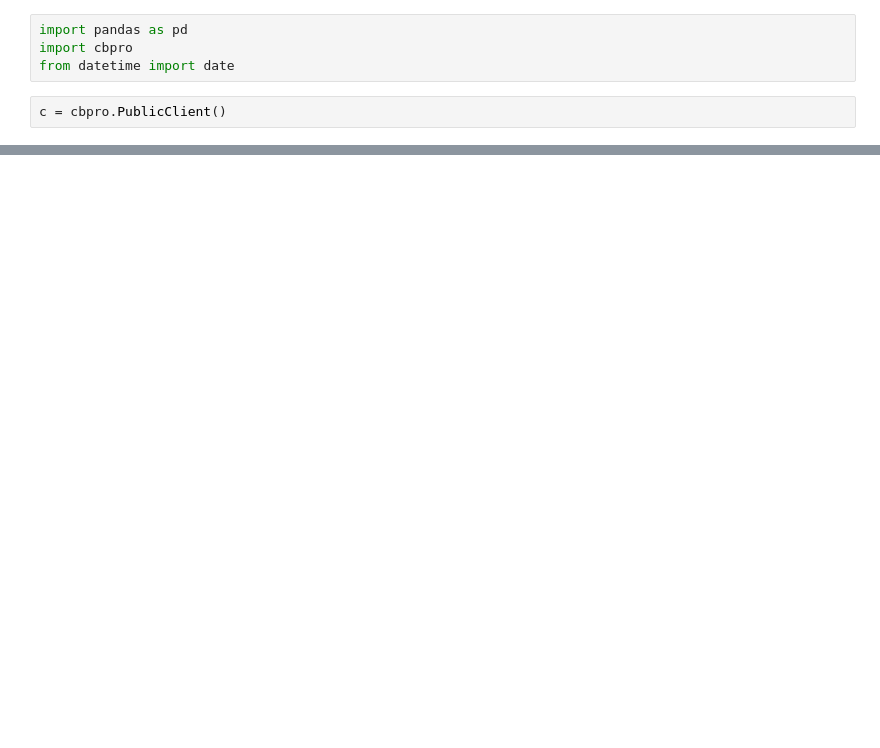
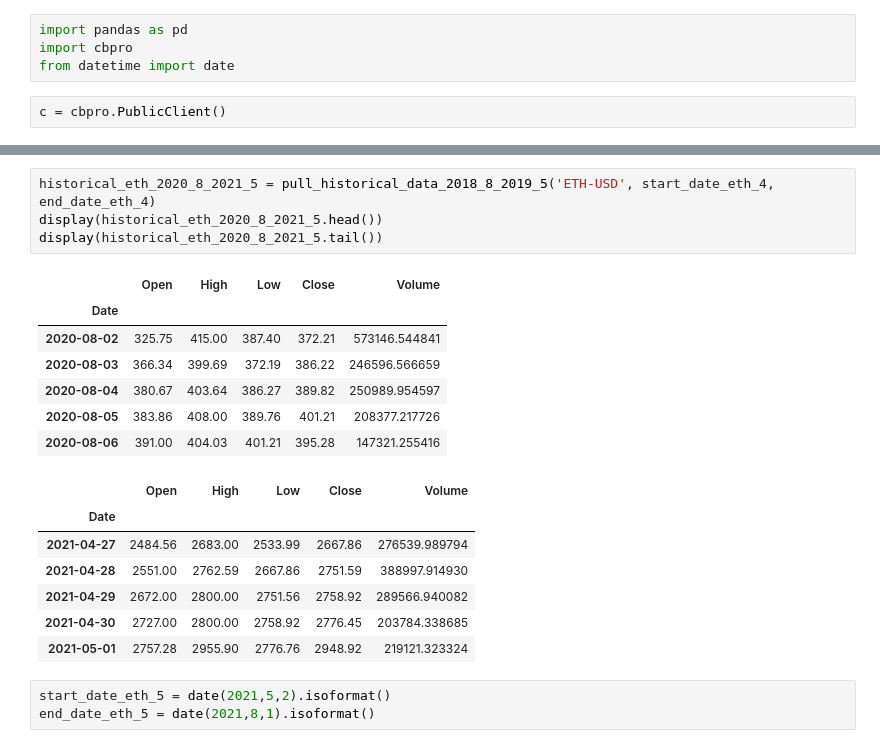
Before and after one commit to jpweldon/Cryptocurrency_Stock_Correlation, a Jupyter notebook: Jose_practice_code.ipynb, the cells around one changed output, grey strips where cells are left out. Cells and saved outputs as stored; diff of their text form; blank space fills up the shorter version.

```diff
--- a/Jose_practice_code.ipynb
+++ b/Jose_practice_code.ipynb
@@ -34,0 +84,22 @@ display(historical_eth_2019_7_2020_1.tail())
+# %%
+historical_eth_2020_8_2021_5 = pull_historical_data_2018_8_2019_5('ETH-USD', start_date_eth_4, end_date_eth_4)
+display(historical_eth_2020_8_2021_5.head())
+display(historical_eth_2020_8_2021_5.tail())
+# %% [output]
+|  | Open | High | Low | Close | Volume |
+| Date |  |  |  |  |  |
+| 2020-08-02 | 325.75 | 415.00 | 387.40 | 372.21 | 573146.544841 |
+| 2020-08-03 | 366.34 | 399.69 | 372.19 | 386.22 | 246596.566659 |
+| 2020-08-04 | 380.67 | 403.64 | 386.27 | 389.82 | 250989.954597 |
+| 2020-08-05 | 383.86 | 408.00 | 389.76 | 401.21 | 208377.217726 |
+| 2020-08-06 | 391.00 | 404.03 | 401.21 | 395.28 | 147321.255416 |
+|  | Open | High | Low | Close | Volume |
+| Date |  |  |  |  |  |
+| 2021-04-27 | 2484.56 | 2683.00 | 2533.99 | 2667.86 | 276539.989794 |
+| 2021-04-28 | 2551.00 | 2762.59 | 2667.86 | 2751.59 | 388997.914930 |
+| 2021-04-29 | 2672.00 | 2800.00 | 2751.56 | 2758.92 | 289566.940082 |
+| 2021-04-30 | 2727.00 | 2800.00 | 2758.92 | 2776.45 | 203784.338685 |
+| 2021-05-01 | 2757.28 | 2955.90 | 2776.76 | 2948.92 | 219121.323324 |
+# %%
+start_date_eth_5 = date(2021,5,2).isoformat()
+end_date_eth_5 = date(2021,8,1).isoformat()
```
Also changed, not shown: parts of 19 cells of this notebook.
